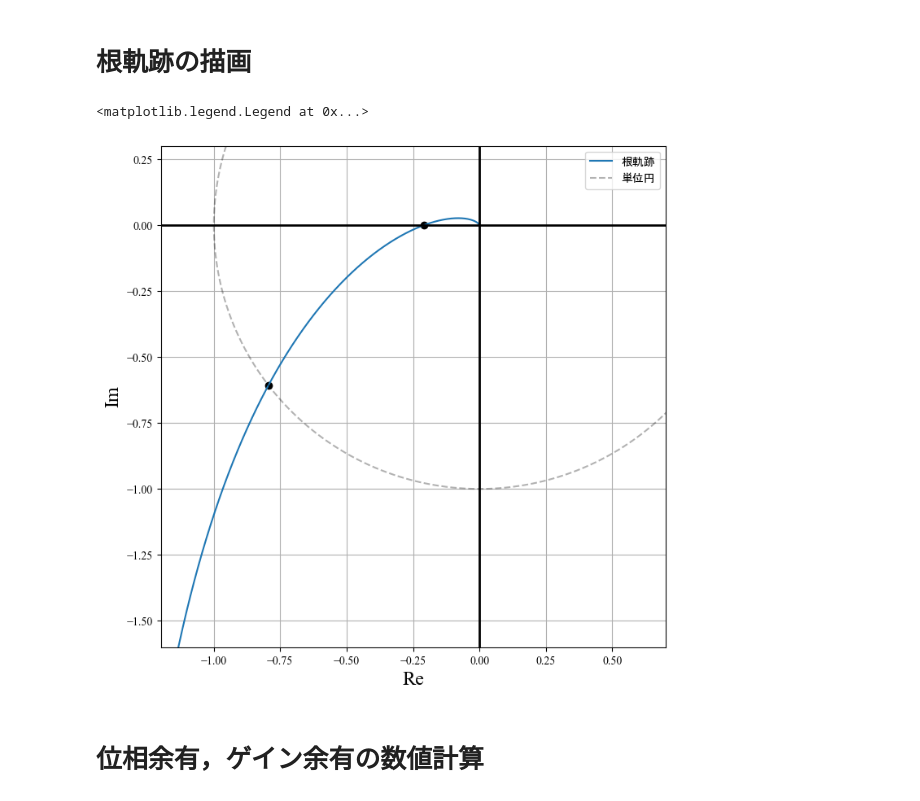
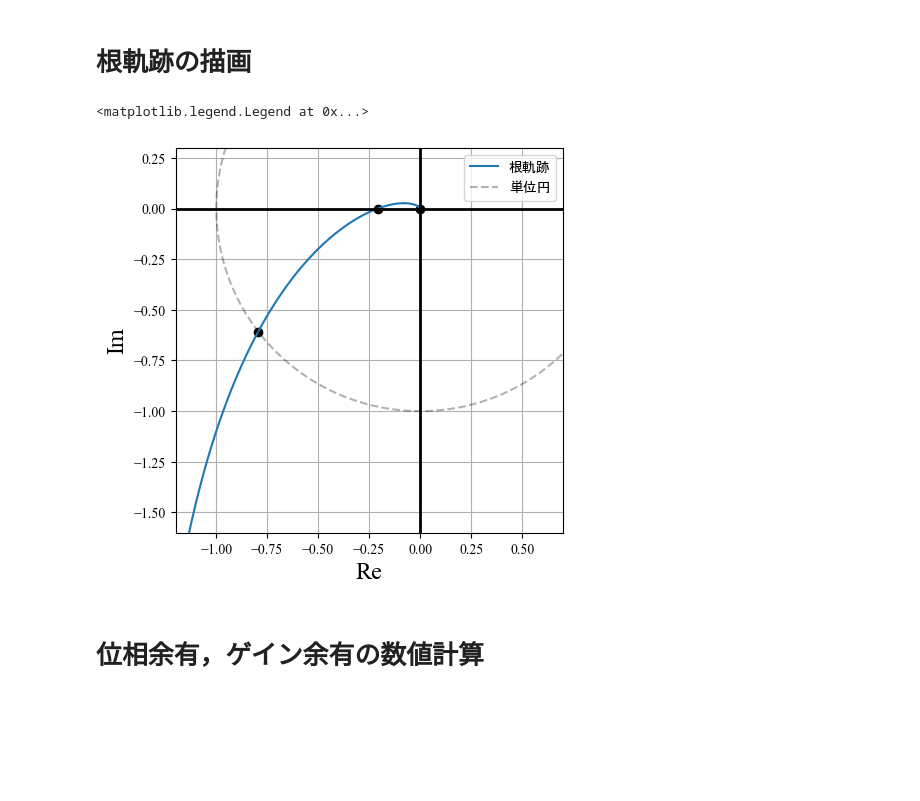
Before and after one commit to naokeyn/MechSysCtrl, a Jupyter notebook: report01.ipynb, the cells around one changed output. Saved outputs shown, nothing was run; the diff lists cells and outputs as text; code cells hidden in the pictures; blank space fills up the shorter version.

```diff
--- a/report01.ipynb
+++ b/report01.ipynb
@@ -19,35 +19,36 @@ plt.rcParams["font.family"] = "Times New Roman, MS Gothic"
 
 w = np.logspace(0, 2, 10000)
 r = g(w)
-plt.figure(figsize=(8, 8))
+plt.figure(figsize=(5, 5))
 plt.plot(r.real, r.imag, label="根軌跡")
 
 t = np.linspace(0, 2*np.pi, 1000)
 x = np.cos(t)
 y = np.sin(t)
 plt.plot(x, y, ls="--", color="black", alpha=0.3, label="単位円")
 
 gain_idx = np.argmin(np.abs(r.imag))
 plt.scatter(r.real[gain_idx], r.imag[gain_idx], color="black")
 
 phase_idx = np.argmin(np.abs(1 - (r.imag**2 + r.real**2)))
 plt.scatter(r.real[phase_idx], r.imag[phase_idx], color="black")
 
+plt.scatter(0, 0, color="black")
 
 plt.axhline(0, color="black", lw=2)
 plt.axvline(0, color="black", lw=2)
 
 plt.xlim([-1.2, 0.7])
 plt.ylim([-1.6, 0.3])
 
 plt.xlabel("Re", size="xx-large")
 plt.ylabel("Im", size="xx-large")
 
 plt.grid()
 plt.legend()
 # %% [output]
 <matplotlib.legend.Legend at 0x...>
-[figure, old version]
+[figure, new version]
 # %% [markdown]
 # 位相余有，ゲイン余有の数値計算
 # %%
```
Also changed, not shown: parts of 1 cell of this notebook.
